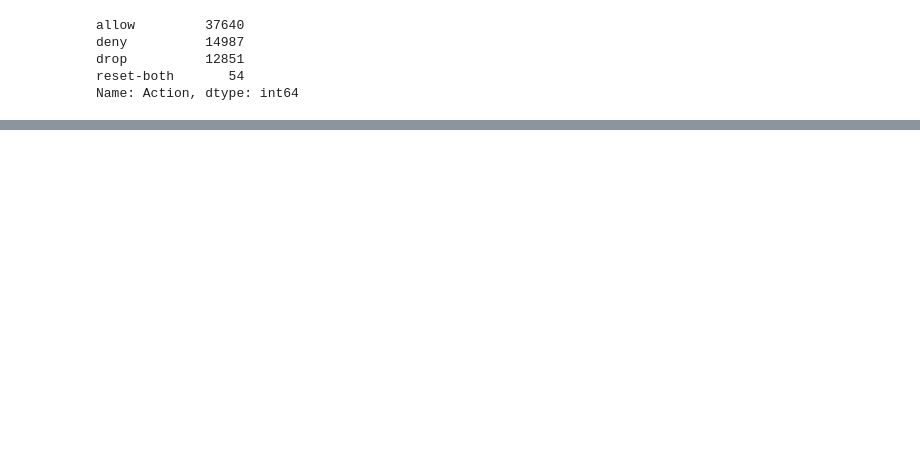
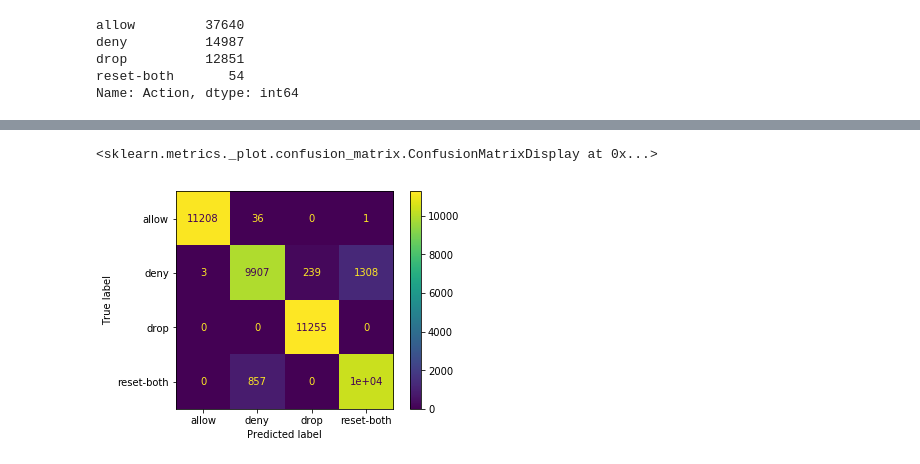
Before and after one commit to ChristosDeretzis/Firewall-dataset-Neural-Networks, a Jupyter notebook: Neural_Networks_Project_02.ipynb, the cells around one changed output, grey strips where cells are left out. Saved outputs shown, nothing was run; the diff lists cells and outputs as text; code cells hidden in the pictures; blank space fills up the shorter version.

Commit message:
Finalize model

```diff
--- a/Neural_Networks_Project_02.ipynb
+++ b/Neural_Networks_Project_02.ipynb
@@ -73,4 +55,0 @@ df.head()
-# %%
-labelEncoder = LabelEncoder()
-
-df.iloc[:,-1] = labelEncoder.fit_transform(df.iloc[:,-1])
@@ -228,0 +86,19 @@ plt.show()
+# %%
+model = Sequential()
+
+model.add(Dense(64, activation="relu", input_dim=11))
+model.add(Dropout(0.1))
+model.add(Dense(32, activation="relu"))
+model.add(Dropout(0.1))
+model.add(Dense(16, activation="relu"))
+model.add(Dropout(0.1))
+model.add(Dense(8, activation="relu"))
+model.add(Dropout(0.1))
+model.add(Dense(4, activation="softmax"))
+
+
+model.compile(optimizer='adam',
+              loss='categorical_crossentropy',
+              metrics=["accuracy"])
+
+model.summary()
@@ -228,0 +125,2 @@ plt.show()
+# %%
+history = model.fit(Train_X, Train_Y, batch_size = 64, epochs = 100, validation_split=0.2)
@@ -228,0 +193,15 @@ plt.show()
+# %%
+Y_pred = model.predict(Test_X)
+
+predicted_classes = []
+for array in Y_pred:
+    max_class = np.argmax(array)
+    predicted_classes.append(max_class)
+
+actual_classes = []
+for array in Test_Y:
+    max_class = np.argmax(array)
+    actual_classes.append(max_class)
+
+report = classification_report(actual_classes, predicted_classes, target_names=['allow','deny', 'drop', 'reset-both'])
+cm = confusion_matrix(actual_classes, predicted_classes)
@@ -228,0 +231,6 @@ plt.show()
+# %%
+cmd = ConfusionMatrixDisplay(cm, display_labels=['allow','deny', 'drop', 'reset-both'])
+cmd.plot()
+# %% [output]
+<sklearn.metrics._plot.confusion_matrix.ConfusionMatrixDisplay at 0x...>
+[figure, added]
```
Also changed, not shown: parts of 40 cells of this notebook, 2 other files.
